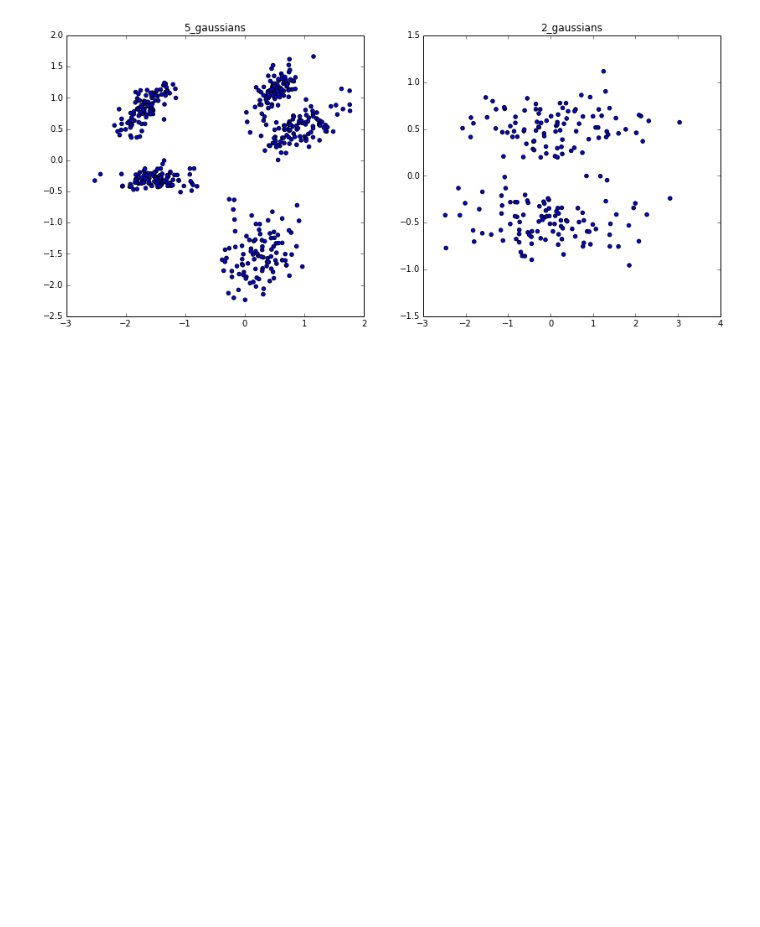
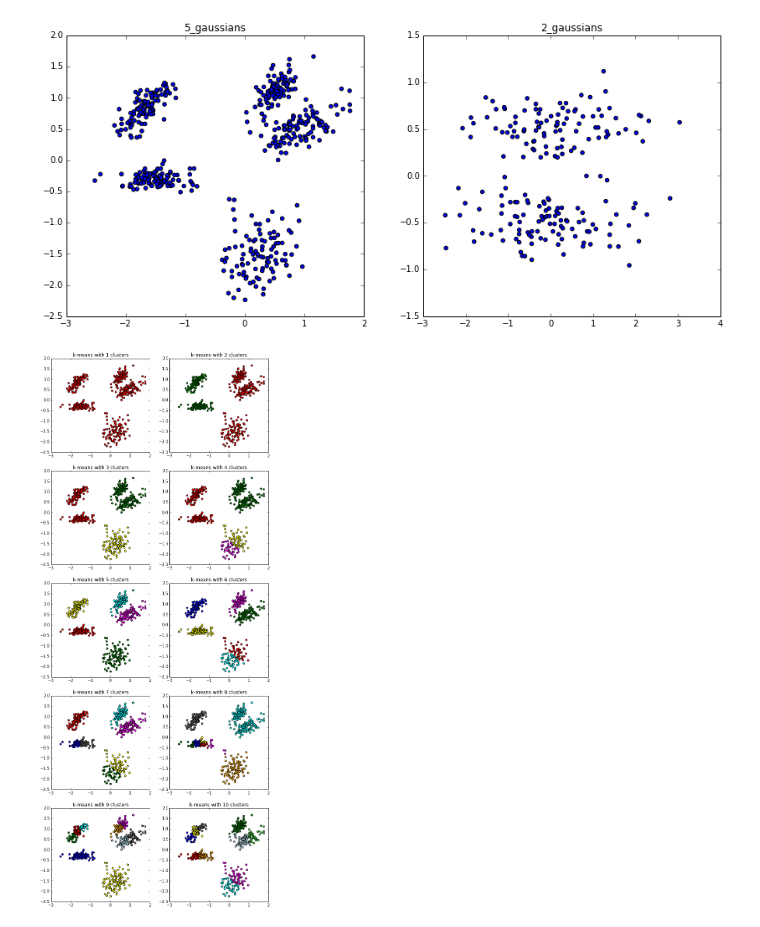
Before and after one commit to philjjoon/Lab-MachineLearning, a Jupyter notebook: ProblemSet-02/ps2_stubs_and_tests/ps2_application.ipynb, the cells around one changed output. Drawn from its saved outputs; the diff is of its cells as text; code cells hidden in the pictures; blank space fills up the shorter version.

```diff
--- a/ProblemSet-02/ps2_stubs_and_tests/ps2_application.ipynb
+++ b/ProblemSet-02/ps2_stubs_and_tests/ps2_application.ipynb
@@ -1,10 +1,14 @@
 # %%
+from __future__ import division
 import numpy as np
 import pylab as pl
 %matplotlib inline
 
 import ps2_implementation as imp
 imp = reload(imp)
+#'#F708A3'
+#'#F50E22'
+colors = ['red', 'green', 'yellow', 'magenta', 'cyan', 'blue', 'dimgray', 'orange', 'lightblue', 'lime']
 # %%
 def load_data(dataset):
     data = np.load('../ps2_datasets/' + dataset)
@@ -25,3 +31,28 @@ ax2.set_title('2_gaussians')
 # %% [output]
 <matplotlib.text.Text at 0x...>
 [figure]
+# %%
+''' Assignment 6 - 5_gaussians'''
+mu_list = []
+r_list = []
+for i in range(10):
+    mu, r = imp.kmeans(data5, k=i+1)
+    mu_list.append(mu)
+    r_list.append(r)
+
+fig, axes = pl.subplots(nrows=5, ncols=2, figsize=(5*2,5*5))
+id_x, id_y = 0, 0
+
+for i in range(10):
+    for idx, cl in enumerate(np.unique(r)):
+        data5_idx = data5[:, np.nonzero(r_list[i]==cl)[0]]
+        axes[id_x, id_y].scatter(data5_idx[0, :], data5_idx[1, :], c=colors[idx])
+        #axes[id_x, id_y].scatter(mu_list[i][0, :], mu_list[i][1, :], marker='+', color='red', s=60)
+        axes[id_x, id_y].set_title('k-means with '+ str(i+1) + ' clusters')
+
+    id_y += 1
+    if id_y == 2:
+        id_y = 0
+        id_x += 1
+# %% [output]
+[figure, added]
```
Also changed, not shown: parts of 5 cells of this notebook, 2 other files.
